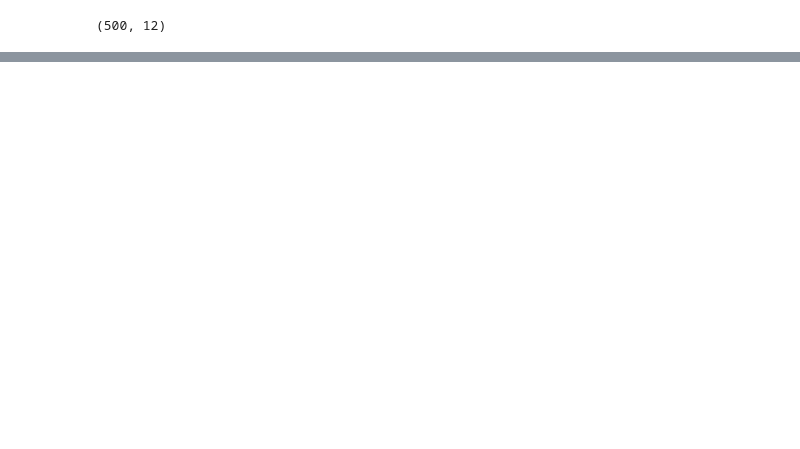
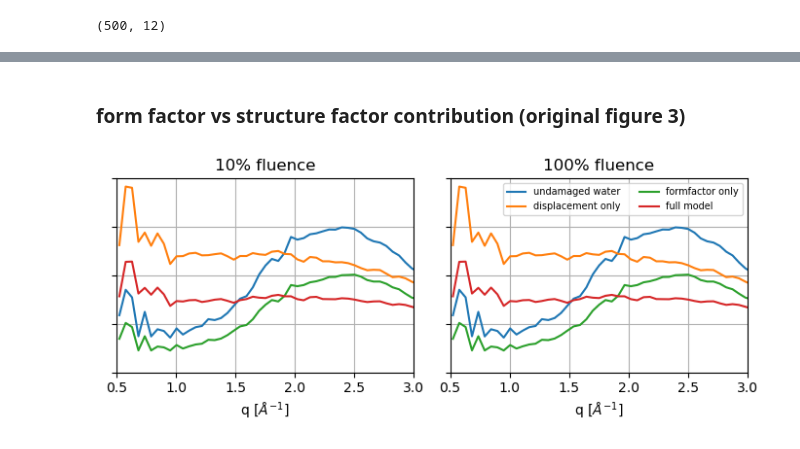
Before and after one commit to tjlane/cxig0715, a Jupyter notebook: figures/figures.ipynb, the cells around one changed output, grey strips where cells are left out. Saved outputs shown, nothing was run; the diff lists cells and outputs as text; code cells hidden in the pictures; blank space fills up the shorter version.

```diff
--- a/figures/figures.ipynb
+++ b/figures/figures.ipynb
@@ -153,0 +256,55 @@ plt.show()
+# %% [markdown]
+### form factor vs structure factor contribution (original figure 3)
+# %%
+def load_factor_block(fluence):
+
+    data = [
+        np.genfromtxt("./fig3/rdp47_undam_water.txt")[:,0] / 1e10,
+        np.genfromtxt("./fig3/rdp47_undam_water.txt")[:,1],
+        np.genfromtxt(f"./fig3/rdp47_{fluence}_disponly.txt")[:,1],
+        np.genfromtxt(f"./fig3/rdp47_{fluence}_formfonly.txt")[:,1],
+        np.genfromtxt(f"./fig3/rdp47_{fluence}_fulldam.txt")[:,1],
+    ]
+
+    return np.vstack(data).T
+
+factor_block_010 = load_factor_block("010")
+factor_block_100 = load_factor_block("100")
+# %%
+plt.figure(figsize=(7,3))
+
+for ib, block in enumerate([factor_block_010, factor_block_100]):
+
+    ax = plt.subplot(1, 2, ib+1)
+
+    for i in range(4):
+        plt.plot(factor_block_010[:,0], factor_block_010[:,i+1])
+
+    ax.set_yticklabels([])
+    ax.set_xlabel('q [$\AA^{-1}]$')
+    ax.set_xlim(THEORY_XLIM)
+    ax.set_ylim([0,2e5])
+    ax.grid()
+
+    if ib == 0:
+        ax.set_title("10% fluence")
+    elif ib == 1:
+        ax.set_title("100% fluence")
+
+plt.legend(
+    [
+        "undamaged water",
+        "displacement only",
+        "formfactor only",
+        "full model"
+    ],
+    loc=1,
+    ncol=2,
+    prop={'size': 7},
+)
+
+plt.tight_layout()
+plt.savefig("./formfactor_vs_structurefactor.png")
+plt.show()
+# %% [output]
+[figure, added]
```
Also changed, not shown: parts of 14 cells of this notebook.
